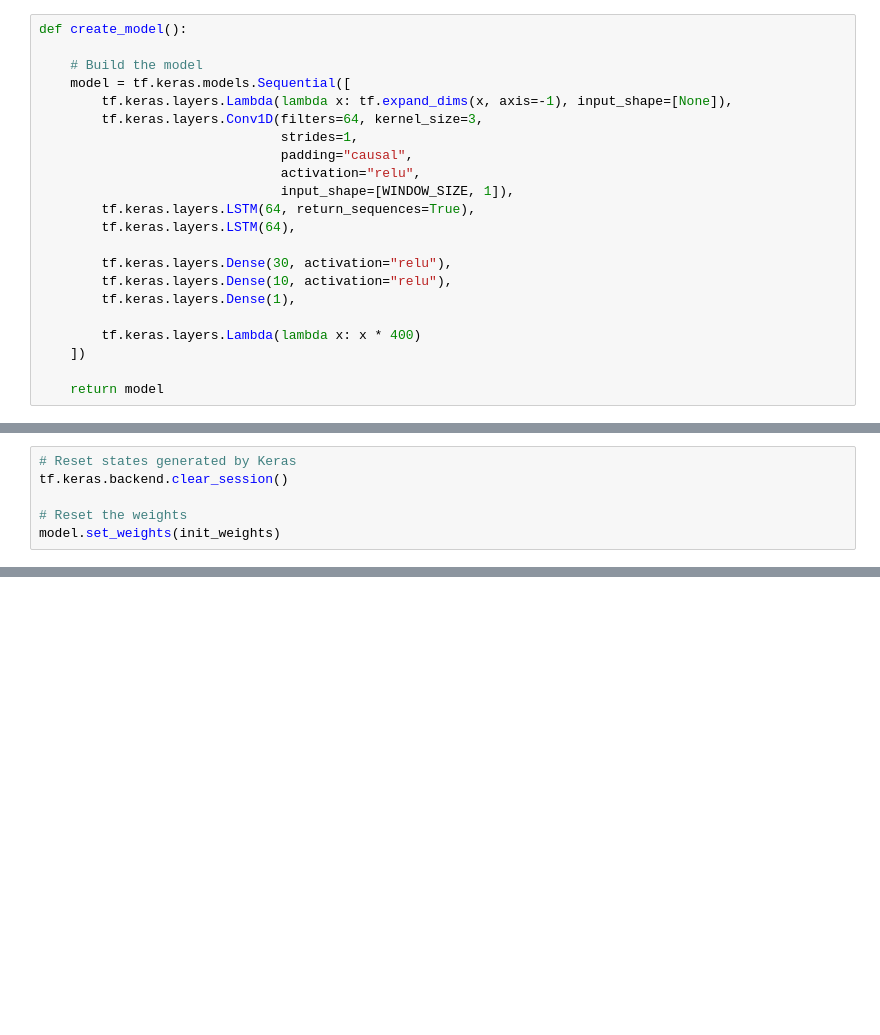
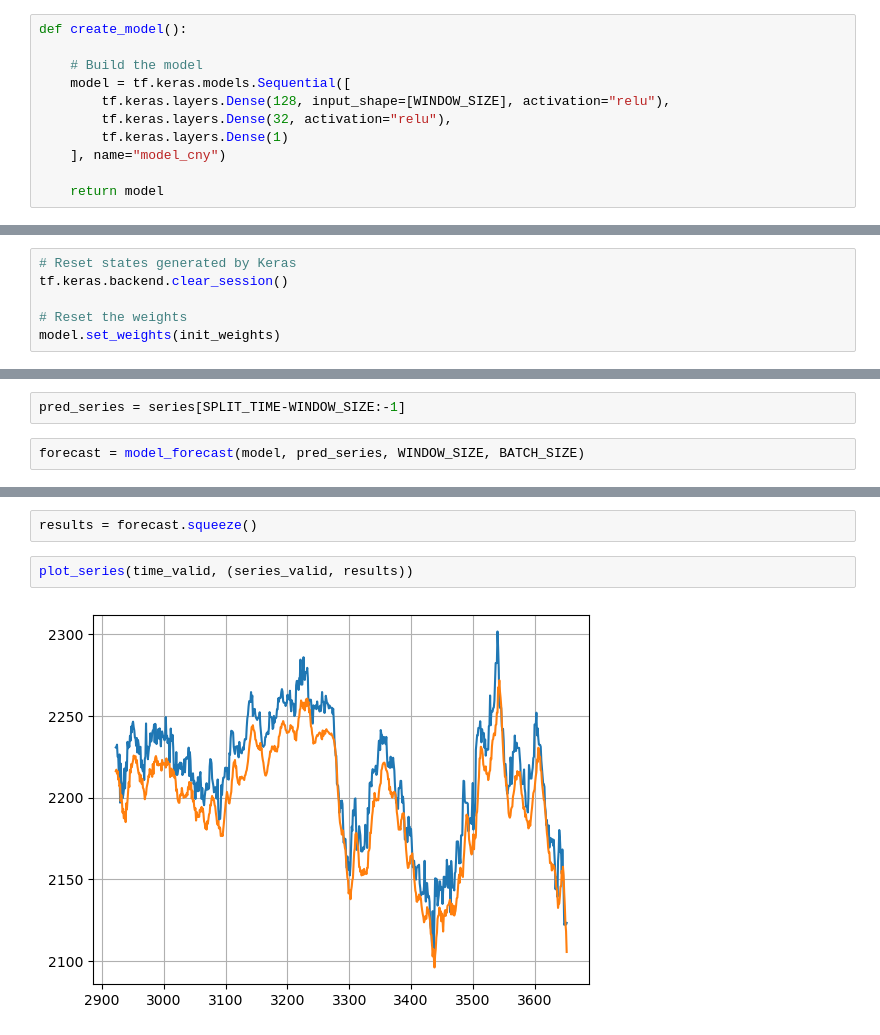
Before and after one commit to C23-PR588/autoforex-machine-learning, a Jupyter notebook: CNY_CAD_MYR_currency.ipynb, the cells around one changed output, grey strips where cells are left out. Saved outputs shown, nothing was run; the diff lists cells and outputs as text; blank space fills up the shorter version.

```diff
--- a/CNY_CAD_MYR_currency.ipynb
+++ b/CNY_CAD_MYR_currency.ipynb
@@ -74,21 +129,10 @@ def create_model():
 
     # Build the model
     model = tf.keras.models.Sequential([
-        tf.keras.layers.Lambda(lambda x: tf.expand_dims(x, axis=-1), input_shape=[None]),
-        tf.keras.layers.Conv1D(filters=64, kernel_size=3,
-                               strides=1,
-                               padding="causal",
-                               activation="relu",
-                               input_shape=[WINDOW_SIZE, 1]),
-        tf.keras.layers.LSTM(64, return_sequences=True),
-        tf.keras.layers.LSTM(64),
-
-        tf.keras.layers.Dense(30, activation="relu"),
-        tf.keras.layers.Dense(10, activation="relu"),
-        tf.keras.layers.Dense(1),
-
-        tf.keras.layers.Lambda(lambda x: x * 400)
-    ])
+        tf.keras.layers.Dense(128, input_shape=[WINDOW_SIZE], activation="relu"),
+        tf.keras.layers.Dense(32, activation="relu"),
+        tf.keras.layers.Dense(1)
+    ], name="model_cny")
 
     return model
 # %%
@@ -189,0 +278,4 @@ plot_future_forecast(future_time, future_forecast, format="-", label="Predicted
+# %%
+pred_series = series[SPLIT_TIME-WINDOW_SIZE:-1]
+# %%
+forecast = model_forecast(model, pred_series, WINDOW_SIZE, BATCH_SIZE)
@@ -189,0 +296,6 @@ plot_future_forecast(future_time, future_forecast, format="-", label="Predicted
+# %%
+results = forecast.squeeze()
+# %%
+plot_series(time_valid, (series_valid, results))
+# %% [output]
+[figure, added]
```
Also changed, not shown: parts of 18 cells of this notebook, 5 other files.
